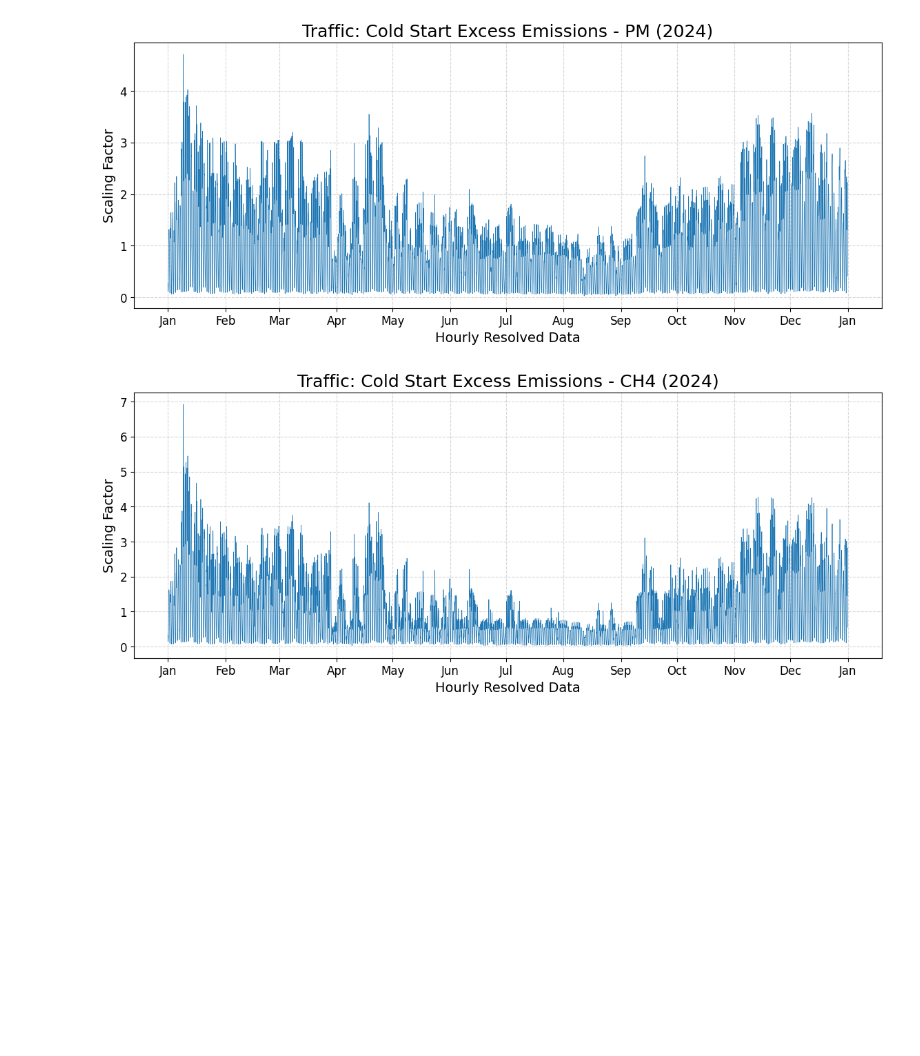
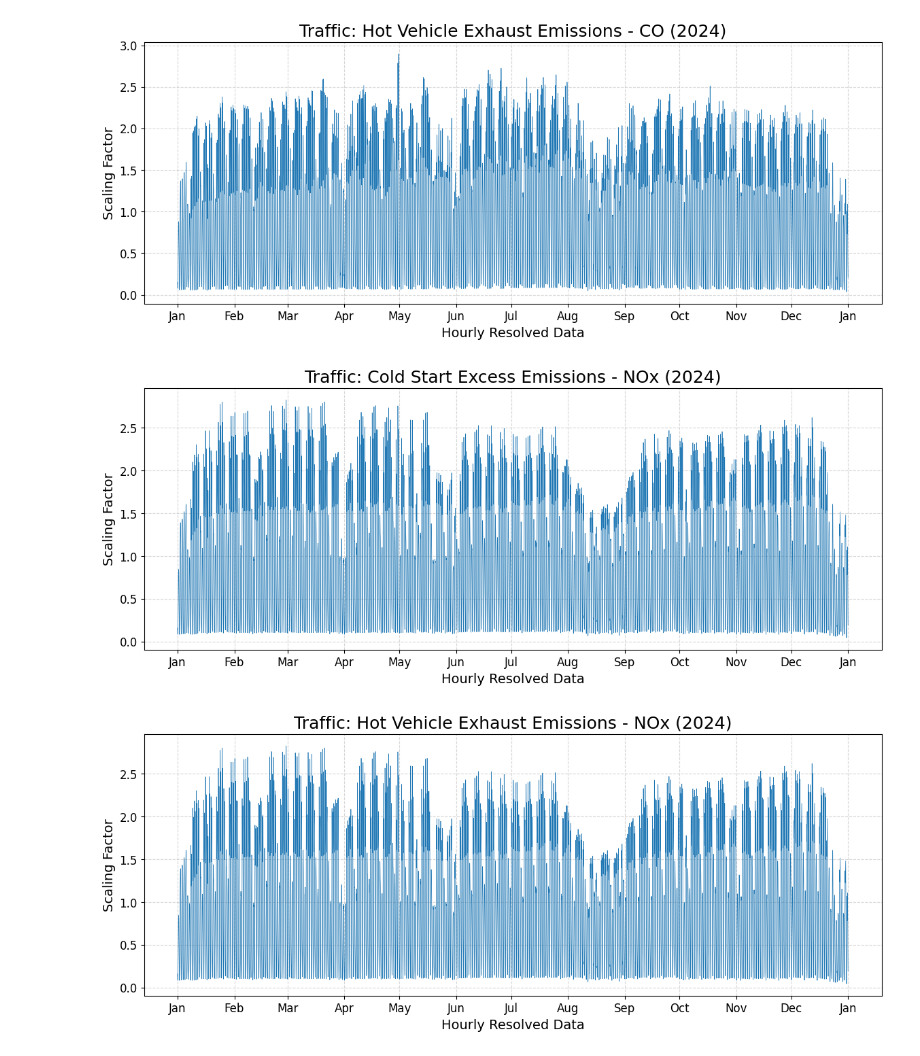
Before and after one commit to tum-esm/tum-mci, a Jupyter notebook: code/read_traffic_profile.ipynb, the cells around one changed output. Cells and saved outputs as stored; diff of their text form; code cells hidden in the pictures; blank space fills up the shorter version.

Commit message:
eval traffic profiles

```diff
--- a/code/read_traffic_profile.ipynb
+++ b/code/read_traffic_profile.ipynb
@@ -15,9 +16,39 @@ csee = f"{BASE_PATH}/output/GNFR_F_cold_timeprofile_{year}.csv"
 
 path_output = f"{BASE_PATH}/output/{year}/temporal-profiles/GNFR_F/"
 # %%
-df_csee = pl.read_csv(csee, try_parse_dates=True) \
-    .with_columns(pl.col("timestamp").dt.replace_time_zone("UTC"))
+_df_csee = pl.read_csv(csee, try_parse_dates=True) \
+    .with_columns(pl.col("timestamp").dt.replace_time_zone("Europe/Berlin", ambiguous="earliest", non_existent="null").dt.convert_time_zone('UTC'))
 
-#df_hot = pl.read_csv(hot, try_parse_dates=True) \
-#    .with_columns(pl.col("timestamp").dt.replace_time_zone("UTC"))
+
+_df_hot = pl.read_csv(hot, try_parse_dates=True) \
+    .with_columns(pl.col("timestamp").dt.replace_time_zone("Europe/Berlin", ambiguous="earliest", non_existent="null").dt.convert_time_zone('UTC'))
+
+date_range = pl.DataFrame({"timestamp": pl.datetime_range(
+    start=datetime(year, 1, 1, 0, 0, 0),
+    end=datetime(year, 12, 31, 23, 0, 0),
+    interval="1h",
+    time_zone="UTC",
+    eager=True)
+})
+# %%
+# robustly convert to UTC time format
+
+df_hot = _df_hot.select("component").unique().join(date_range, how="cross")
+df_csee = _df_csee.select("component").unique().join(date_range, how="cross")
+
+# add scaling factors
+df_hot = (df_hot.join(_df_hot, on=["component", "timestamp"], how="left")
+          .sort(["component", "timestamp"]))
+df_csee = (df_csee.join(_df_hot, on=["component", "timestamp"], how="left")
+          .sort(["component", "timestamp"]))
+
+# fill metadata columns
+df_hot = df_hot.with_columns([pl.col("year").forward_fill().over("component")])
+df_csee = df_csee.with_columns([pl.col("year").forward_fill().over("component")])
+
+# interpolate scaling factors
+df_hot = df_hot.with_columns(pl.col("scaling_factor").interpolate().over("component"))
+df_hot = df_hot.with_columns([pl.col("scaling_factor").forward_fill().over("component")])
+df_csee = df_csee.with_columns(pl.col("scaling_factor").interpolate().over("component"))
+df_csee = df_csee.with_columns([pl.col("scaling_factor").forward_fill().over("component")])
 # %%
@@ -68,6 +101,6 @@ for component in components:
 
     export_png(df_plot, "scaling_factor", year, path_output, f"Traffic: Cold Start Excess Emissions - {component_1}", component, "csee")
 
-    #df_plot = df_hot.filter(pl.col("component") == component)
-    #export_png(df_plot, "scaling_factor", year, path_output, f"Traffic: Hot Vehicle Exhaust Emissions - {component_1}", component, "hot")
+    df_plot = df_hot.filter(pl.col("component") == component)
+    export_png(df_plot, "scaling_factor", year, path_output, f"Traffic: Hot Vehicle Exhaust Emissions - {component_1}", component, "hot")
 # %% [output]
@@ -77,2 +110,3 @@ for component in components:
-[figure, old version]
+[figure, new version]
-[figure, old version]
+[figure, new version]
+[figure, added]
```
Also changed, not shown: parts of 4 cells of this notebook.
